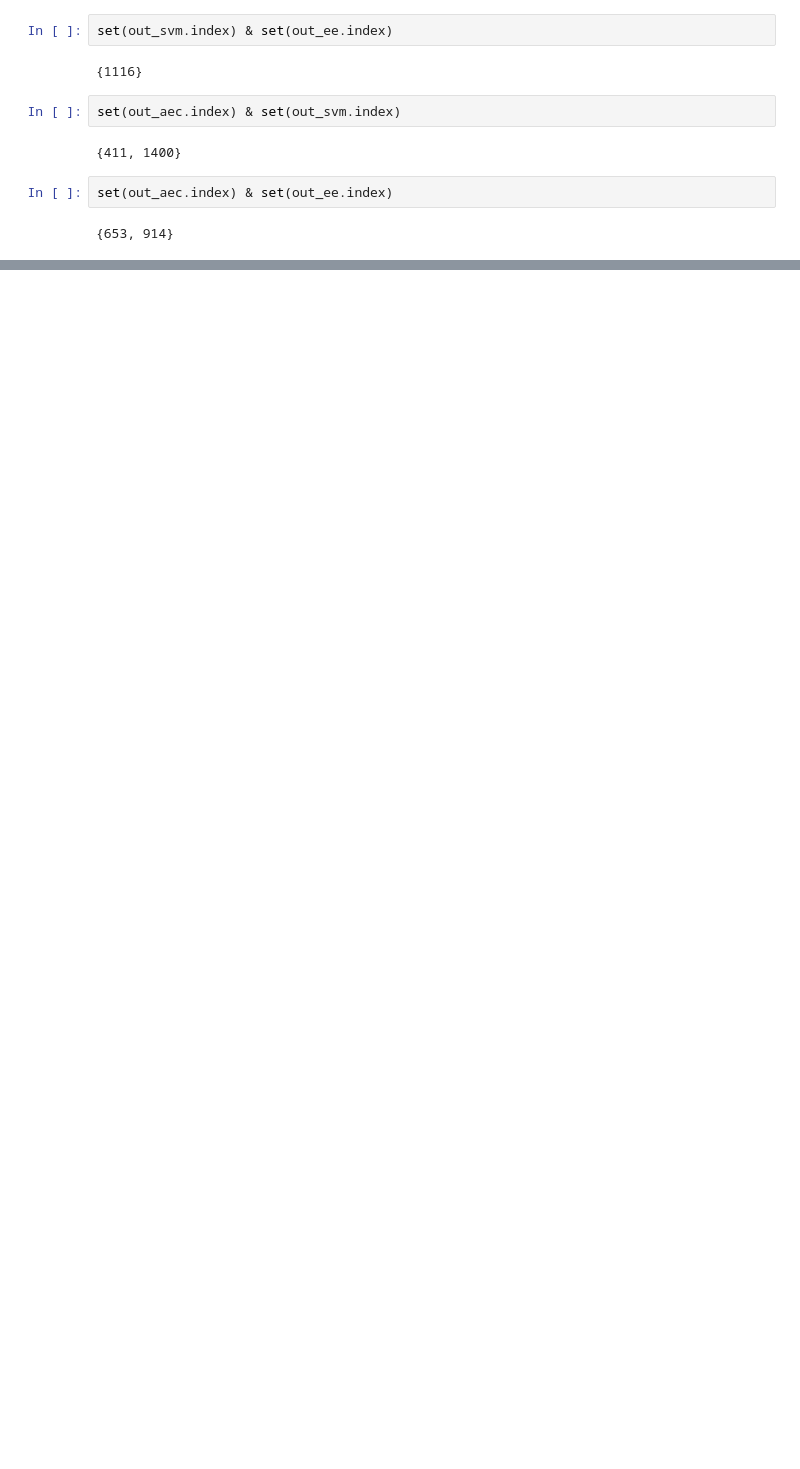
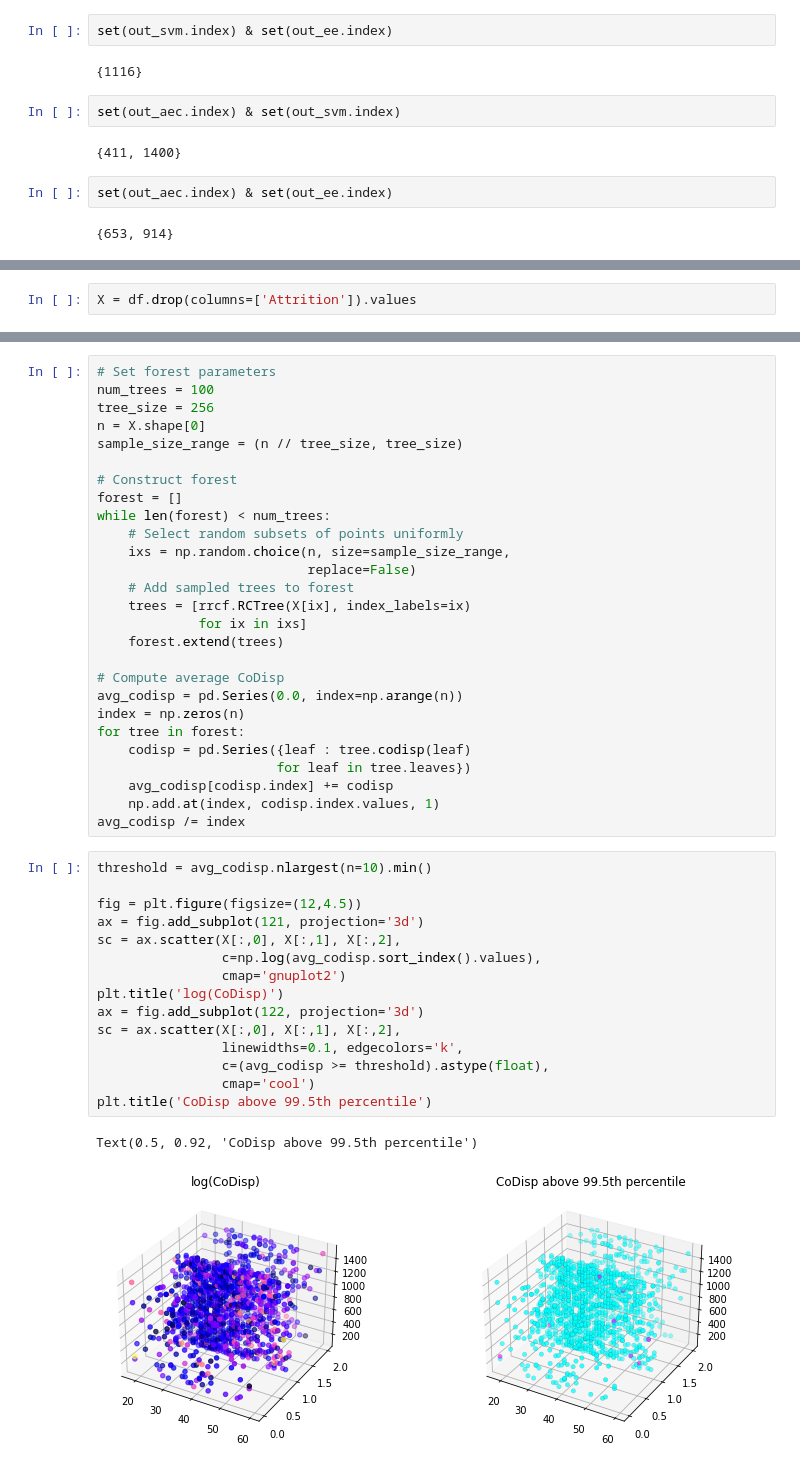
Before and after one commit to monikachudyba/ArtificialNeuralNetworkProjects, a Jupyter notebook: AEC-EmployeeAttrition.ipynb, the cells around one changed output, grey strips where cells are left out. Cells and saved outputs as stored; diff of their text form; blank space fills up the shorter version.

Commit message:
Robust Random Cut Forest

```diff
--- a/AEC-EmployeeAttrition.ipynb
+++ b/AEC-EmployeeAttrition.ipynb
@@ -397,0 +407,2 @@ set(out_aec.index) & set(out_ee.index)
+# %%
+X = df.drop(columns=['Attrition']).values
@@ -397,0 +413,45 @@ set(out_aec.index) & set(out_ee.index)
+# %%
+# Set forest parameters
+num_trees = 100
+tree_size = 256
+n = X.shape[0]
+sample_size_range = (n // tree_size, tree_size)
+
+# Construct forest
+forest = []
+while len(forest) < num_trees:
+    # Select random subsets of points uniformly
+    ixs = np.random.choice(n, size=sample_size_range,
+                           replace=False)
+    # Add sampled trees to forest
+    trees = [rrcf.RCTree(X[ix], index_labels=ix)
+             for ix in ixs]
+    forest.extend(trees)
+
+# Compute average CoDisp
+avg_codisp = pd.Series(0.0, index=np.arange(n))
+index = np.zeros(n)
+for tree in forest:
+    codisp = pd.Series({leaf : tree.codisp(leaf)
+                       for leaf in tree.leaves})
+    avg_codisp[codisp.index] += codisp
+    np.add.at(index, codisp.index.values, 1)
+avg_codisp /= index
+# %%
+threshold = avg_codisp.nlargest(n=10).min()
+
+fig = plt.figure(figsize=(12,4.5))
+ax = fig.add_subplot(121, projection='3d')
+sc = ax.scatter(X[:,0], X[:,1], X[:,2],
+                c=np.log(avg_codisp.sort_index().values),
+                cmap='gnuplot2')
+plt.title('log(CoDisp)')
+ax = fig.add_subplot(122, projection='3d')
+sc = ax.scatter(X[:,0], X[:,1], X[:,2],
+                linewidths=0.1, edgecolors='k',
+                c=(avg_codisp >= threshold).astype(float),
+                cmap='cool')
+plt.title('CoDisp above 99.5th percentile')
+# %% [output]
+Text(0.5, 0.92, 'CoDisp above 99.5th percentile')
+[figure, added]
```
Also changed, not shown: parts of 5 cells of this notebook.
